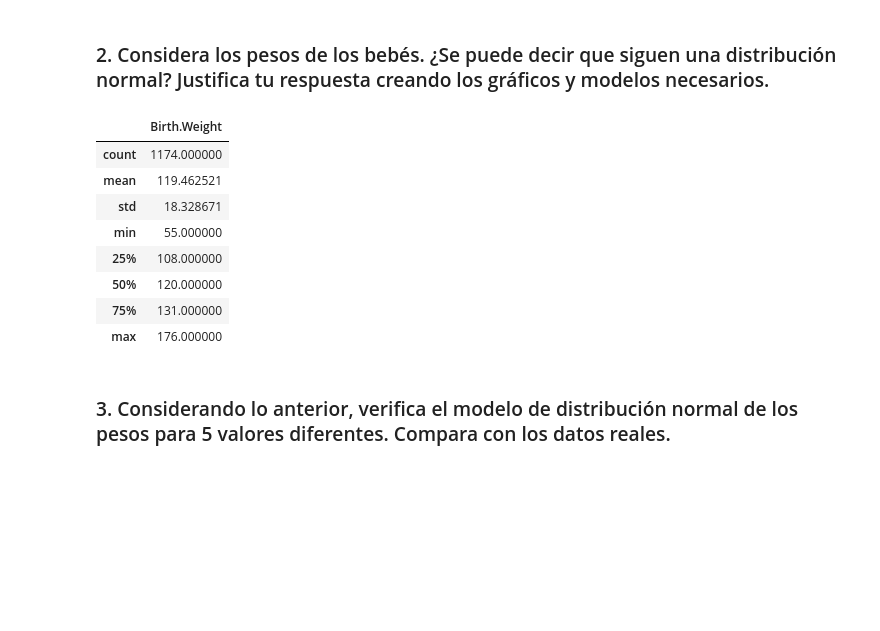
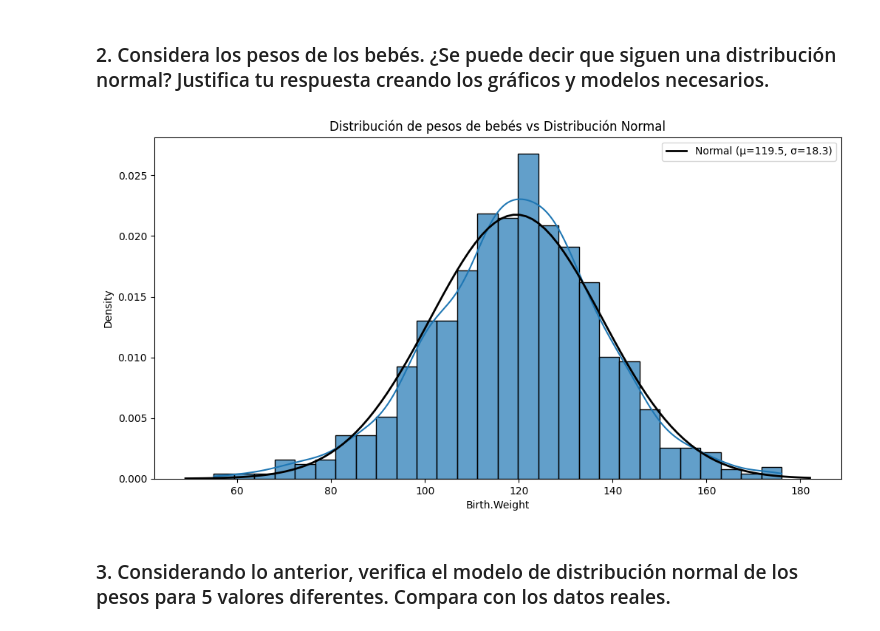
Before and after one commit to drojaslopez/DataScience, a Jupyter notebook: 3 Análisis estadístico con Python (G122)/Desafio/4/Desafio_Preparación_datos_gráficos.ipynb, the cells around one changed output. Saved outputs shown, nothing was run; the diff lists cells and outputs as text; code cells hidden in the pictures; blank space fills up the shorter version.

```diff
--- a/3 Análisis estadístico con Python (G122)/Desafio/4/Desafio_Preparación_datos_gráficos.ipynb
+++ b/3 Análisis estadístico con Python (G122)/Desafio/4/Desafio_Preparación_datos_gráficos.ipynb
@@ -115,13 +116,7 @@ df_Fumadora_Madre.describe()
 # %%
 df_peso_bebe = df[['Birth.Weight']].copy()
 df_peso_bebe.describe()
+#calcular la distribucion normal para la columna birth weight
+df_peso_bebe = df_peso_bebe.dropna()
+mean = df_peso_bebe['Birth.Weight'].mean()
+std = df_peso_bebe['Birth.Weight'].std()
-# %% [output]
-|  | Birth.Weight |
-| count | 1174.000000 |
-| mean | 119.462521 |
-| std | 18.328671 |
-| min | 55.000000 |
-| 25% | 108.000000 |
-| 50% | 120.000000 |
-| 75% | 131.000000 |
-| max | 176.000000 |
@@ -130,3 +123,17 @@ df_peso_bebe = df_peso_bebe.dropna()
+# %%
+# 1. Create histogram with normal distribution overlay
+
+plt.figure(figsize=(12, 6))
+sns.histplot(df_peso_bebe['Birth.Weight'], kde=True, stat='density', alpha=0.7)
+xmin, xmax = plt.xlim()
+x = np.linspace(xmin, xmax, 100)
+p = norm.pdf(x, mean, std)  # Ahora sí funcionará
+plt.plot(x, p, 'k', linewidth=2, label=f'Normal (μ={mean:.1f}, σ={std:.1f})')
+plt.legend()
+plt.title('Distribución de pesos de bebés vs Distribución Normal')
+plt.show()
+# %% [output]
+[figure, added]
 # %% [markdown]
 ### 3. Considerando lo anterior, verifica el modelo de distribución normal de los pesos para 5 valores diferentes. Compara con los datos reales.
 # %% [markdown]
```
Also changed, not shown: parts of 2 cells of this notebook.
